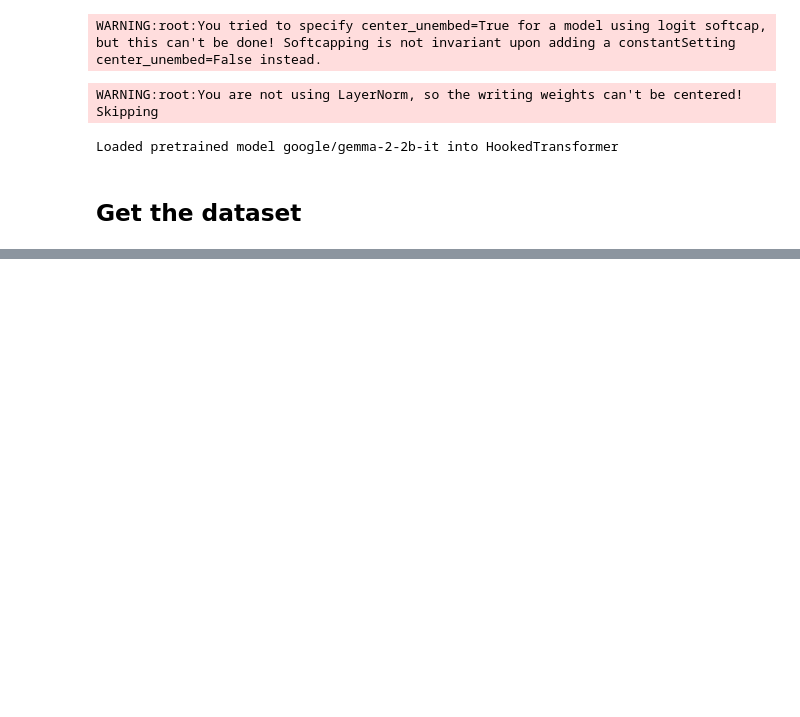
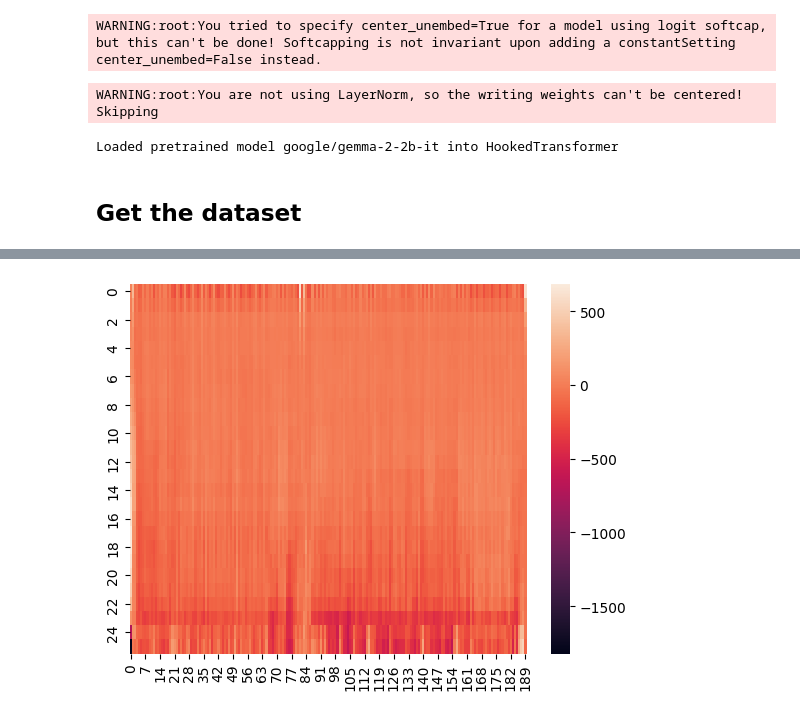
Before and after one commit to gboxo/GemmaExploration, a Jupyter notebook: main.ipynb, the cells around one changed output, grey strips where cells are left out. Drawn from its saved outputs; the diff is of its cells as text; code cells hidden in the pictures; blank space fills up the shorter version.

```diff
--- a/main.ipynb
+++ b/main.ipynb
@@ -63,0 +180,2 @@ sns.histplot(tokens['attention_mask'].sum(dim = -1)-starts_model_turn_pos)
+# %%
+_,cache = model.run_with_cache("the")
@@ -63,0 +184,19 @@ sns.histplot(tokens['attention_mask'].sum(dim = -1)-starts_model_turn_pos)
+# %%
+tokens = model.to_tokens(final_text[0], prepend_bos = False)
+def caching_hook(activations, hook, pos = None):
+    cache[hook.name] = activations.to("cpu")
+
+hook_fn = partial(caching_hook, pos = None)
+cache = {}
+with model.hooks(fwd_hooks=[(get_act_name("resid_post",i),hook_fn) for i in range(0,model.cfg.n_layers)]),torch.no_grad():
+    _ = model(tokens)
+# %%
+resid_stack = torch.stack([val for key,val in cache.items()]).to("cpu").detach()
+eot_token = model.to_tokens("<end_of_turn>", prepend_bos = False).item()
+eot_dir = model.W_U[:,eot_token].to("cpu").detach()
+dir_across_layers_pos = einops.einsum(eot_dir, resid_stack,"d_model,n_layers batch pos d_model -> n_layers batch pos" )[:,0]
+# %%
+sns.heatmap(dir_across_layers_pos)
+plt.show()
+# %% [output]
+[figure, added]
```
Also changed, not shown: parts of 18 cells of this notebook.
